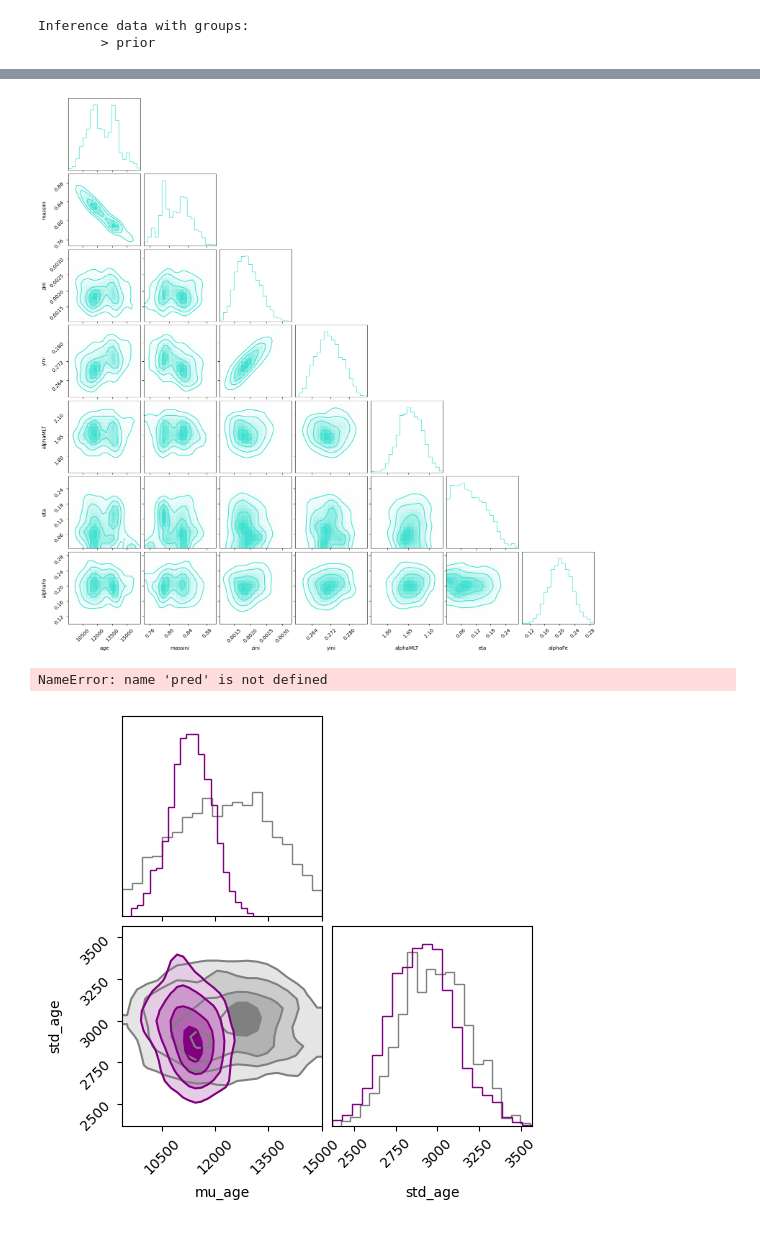
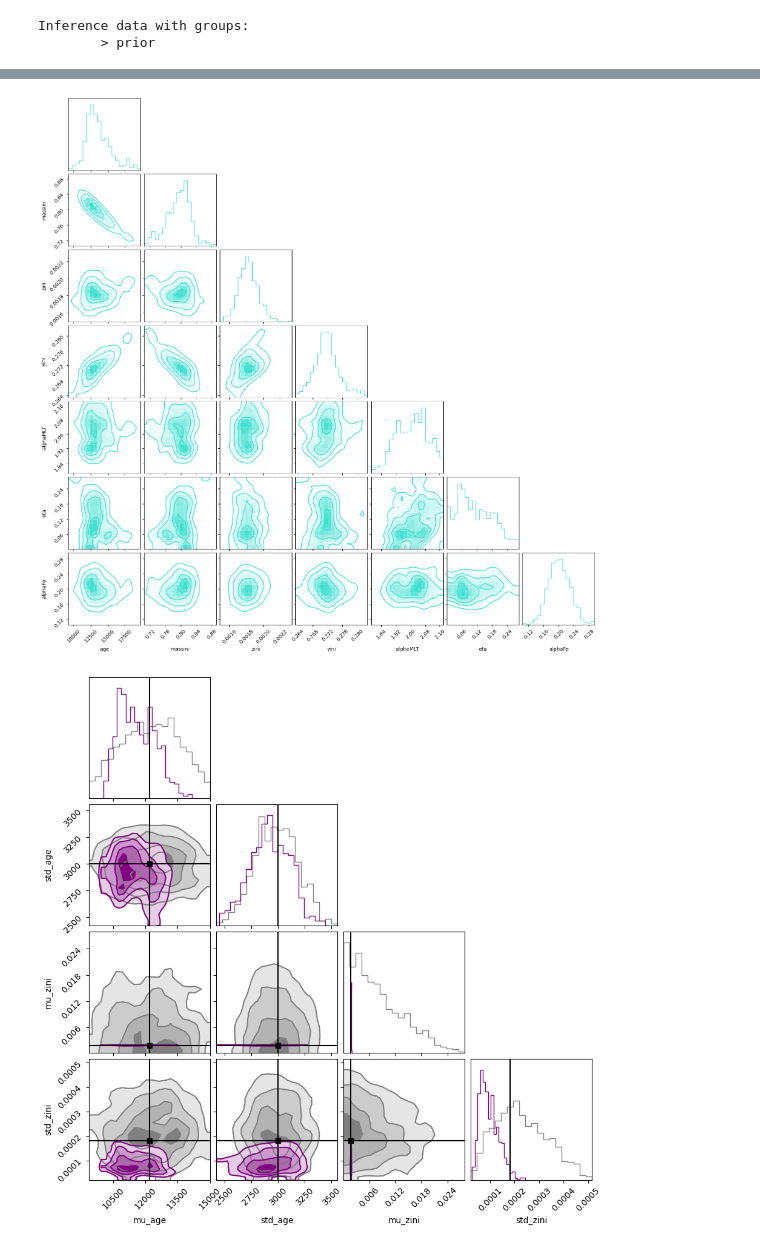
Before and after one commit to ehatt98/M4-hierarchical, a Jupyter notebook: notebooks/test-sampling-hierarchical-age-zini.ipynb, the cells around one changed output, grey strips where cells are left out. Saved outputs shown, nothing was run; the diff lists cells and outputs as text; code cells hidden in the pictures.

Commit message:
three param model

```diff
--- a/notebooks/test-sampling-hierarchical-age-zini.ipynb
+++ b/notebooks/test-sampling-hierarchical-age-zini.ipynb
@@ -90,7 +90,7 @@ inputs = model_outputs.inputs
 
 outputs = ['FeH', 'LPhot', 'Teff', 'numax', 'dnuSer']
 
-hierarchical_params = ['mu_age', 'std_age']
+hierarchical_params = ['mu_age', 'std_age', 'mu_zini', 'std_zini']
 
 df = df_full[inputs+outputs+['logLPhot']]
 
@@ -101,8 +101,9 @@ seed = 42
 #Then I pick a hare - I need to try with an emu instead, this was just quick to make sure the sampling runs at al
 input_consts = np.load('./fake-data/fake-cluster-observations-from-one-hare-consts.npy', allow_pickle = True).item()
 
-obs = pd.read_csv('./fake-data/fake-cluster-observations-from-one-hare.csv')
+obs = pd.read_csv('./fake-data/fake-cluster-observations-from-one-hare.csv',)
 
 df_small = df.sample(frac = 0.001, random_state = seed)
 
 num_stars = len(obs['FeH'])
+num_stars
@@ -143,19 +150,19 @@ def shared_2param(uncs, consts = cluster_consts, obs = model_outputs.obs_dict):
 
     std_age = sample_beta('std_age', consts['age'][1] - 0.3*consts['age'][1], 0.6*consts['age'][1], alpha = 10, beta = 10)
 
-    mu_zini = sample_beta('mu_zini', consts['zini'][0] - 3*consts['zini'][1], 6*consts['zini'][1], alpha = 2, beta = 3)
+    mu_zini = sample_beta('mu_zini', 10e-5, 0.03, alpha = 1, beta = 3)
 
     std_zini = sample_beta('std_zini', consts['zini'][1] - 0.9*consts['zini'][1], 3*consts['zini'][1], alpha = 2, beta = 3)
 
     with numpyro.plate("star", num_stars):
 
-        age = numpyro.sample('age', dist.Normal(mu_age, std_age))
+        age = numpyro.sample('age', dist.TruncatedNormal(mu_age, std_age, low = 0))
 
         tau = sample_beta('tau', 1, 0.1, alpha = 10, beta = 10)
 
         massini = numpyro.deterministic ('massini', (0.6426*10**4/age)**(1/3.2))
 
-        zini = numpyro.sample('zini', dist.Normal(mu_zini, std_zini))
+        zini = numpyro.sample('zini', dist.TruncatedNormal(mu_zini, std_zini, low = 0, high = 1))
 
         yini = numpyro.sample('yini', dist.LogNormal(np.log(consts['yini'][0]), consts['yini'][1]))
 
@@ -186,7 +193,7 @@ def shared_2param(uncs, consts = cluster_consts, obs = model_outputs.obs_dict):
 phys_unc = {'Teff':150, 'numax': 0.1*fake_obs['numax'], 'dnuSer':0.1*fake_obs['dnuSer'], 'FeH':0.1, 'logLPhot':0.05}
 #Large errors on numax and dnu reflective of std on residuals from the network
 # %%
-num_warmup, num_samples = 4000, 8000
+num_warmup, num_samples = 1000, 1000
 
 num_chains = 1
 
@@ -253,29 +306,13 @@ plt.show()
 # %%
 fig = corner.corner(data, group="posterior", var_names = ['age', 'massini', 'zini', 'yini', 'alphaMLT', 'eta', 'alphaFe'], coords = {'star':20}, plot_datapoints = False, smooth = True, color = 'turquoise')
-fig.savefig(f'./corner-hierarchical-on-age-massfromage-zini-{prior_widths[1]}-yini-{prior_widths[2]}-alphaMLT-{prior_widths[3]}-age-{prior_widths[4]}-eta-{prior_widths[5]}-alphaFe-{prior_widths[6]}.png', bbox_inches = 'tight', dpi = 150)
+#fig.savefig(f'./corner-hierarchical-age-zini-massfromage-zini-{prior_widths[1]}-yini-{prior_widths[2]}-alphaMLT-{prior_widths[3]}-age-{prior_widths[4]}-eta-{prior_widths[5]}-alphaFe-{prior_widths[6]}.png', bbox_inches = 'tight', dpi = 150)
 plt.show()
 # %% [output]
-[figure, old version]
+[figure, new version]
-# %%
-cluster_df = pd.DataFrame(columns = model_outputs.outputs)
-
-cluster_df['FeH'] = pred[0].T[0]
-
-cluster_df['logLPhot'] = pred[0].T[1]
-
-cluster_df['Teff'] = pred[0].T[2]
-
-cluster_df['numax'] = pred[0].T[3]*3090
-
-cluster_df['dnuSer'] = pred[0].T[4]*135
-
-draws = cluster_df.sample(1000)
-# %% [output]
-NameError: name 'pred' is not defined
 # %%
 fig = corner.corner(data, group = 'prior', var_names = hierarchical_params, color = 'grey', smooth = True, weights = np.ones(num_prior_samples)/num_prior_samples, alpha = 0.02, fill_contours = True, plot_datapoints = False)
-corner.corner(data, group="posterior", var_names = hierarchical_params, color = 'purple', plot_datapoints = False, smooth = True, fig = fig, weights = np.ones(num_chains*num_samples)/(num_chains*num_samples), fill_contours = True)
-fig.savefig(f'corner-hierarchical-on-age-hparams-massfromage-zini-{prior_widths[1]}-yini-{prior_widths[2]}-alphaMLT-{prior_widths[3]}-age-{prior_widths[4]}-eta-{prior_widths[5]}-alphaFe-{prior_widths[6]}.png', bbox_inches = 'tight', dpi = 150, )
+corner.corner(data, group="posterior", var_names = hierarchical_params, color = 'purple', plot_datapoints = False, smooth = True, weights = np.ones(num_chains*num_samples)/(num_chains*num_samples), fill_contours = True, fig = fig, truths = [cluster_consts['age'][0], cluster_consts['age'][1], cluster_consts['zini'][0], cluster_consts['zini'][1]], truth_color = 'black')
+fig.savefig(f'corner-hierarchical-on-age-zini-hparams-massfromage-zini-{prior_widths[1]}-yini-{prior_widths[2]}-alphaMLT-{prior_widths[3]}-age-{prior_widths[4]}-eta-{prior_widths[5]}-alphaFe-{prior_widths[6]}.png', bbox_inches = 'tight', dpi = 150, )
 plt.show()
 # %% [output]
-[figure, old version]
+[figure, new version]
```
Also changed, not shown: parts of 14 cells of this notebook, 3 other files.
